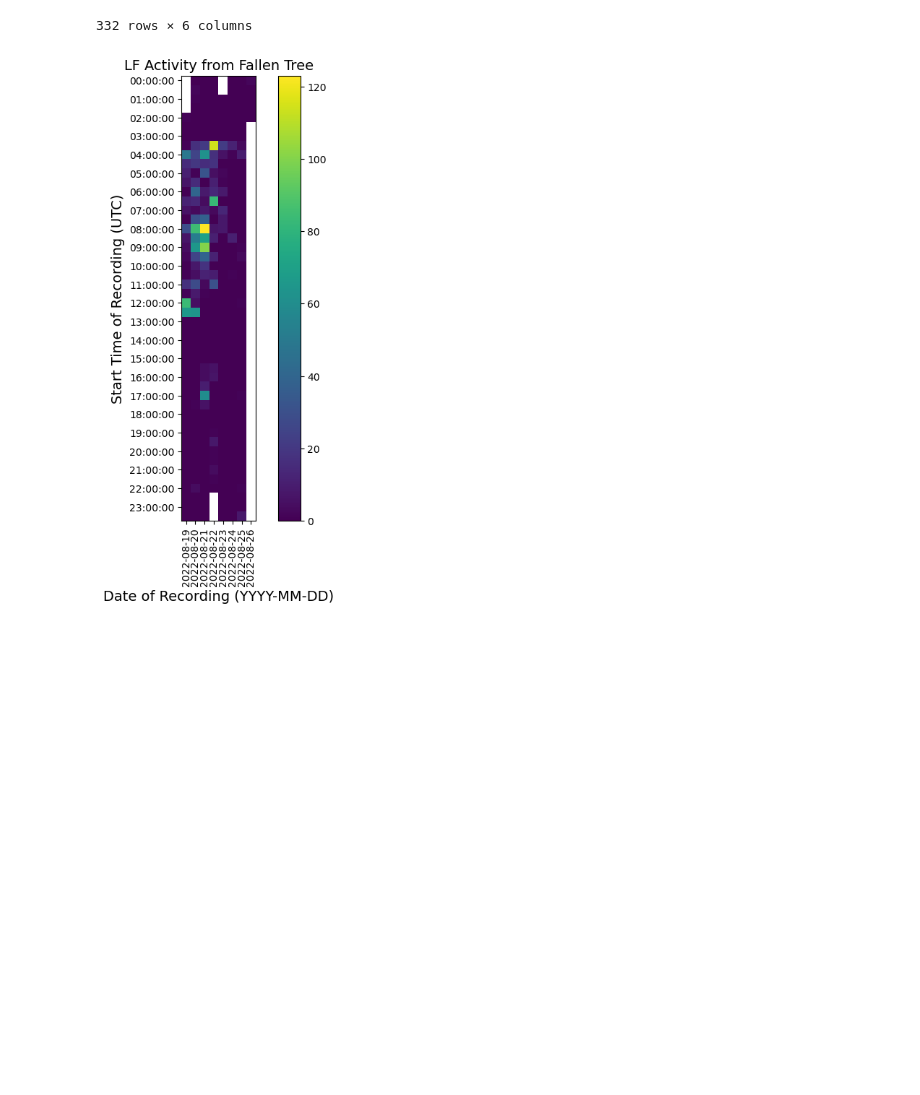
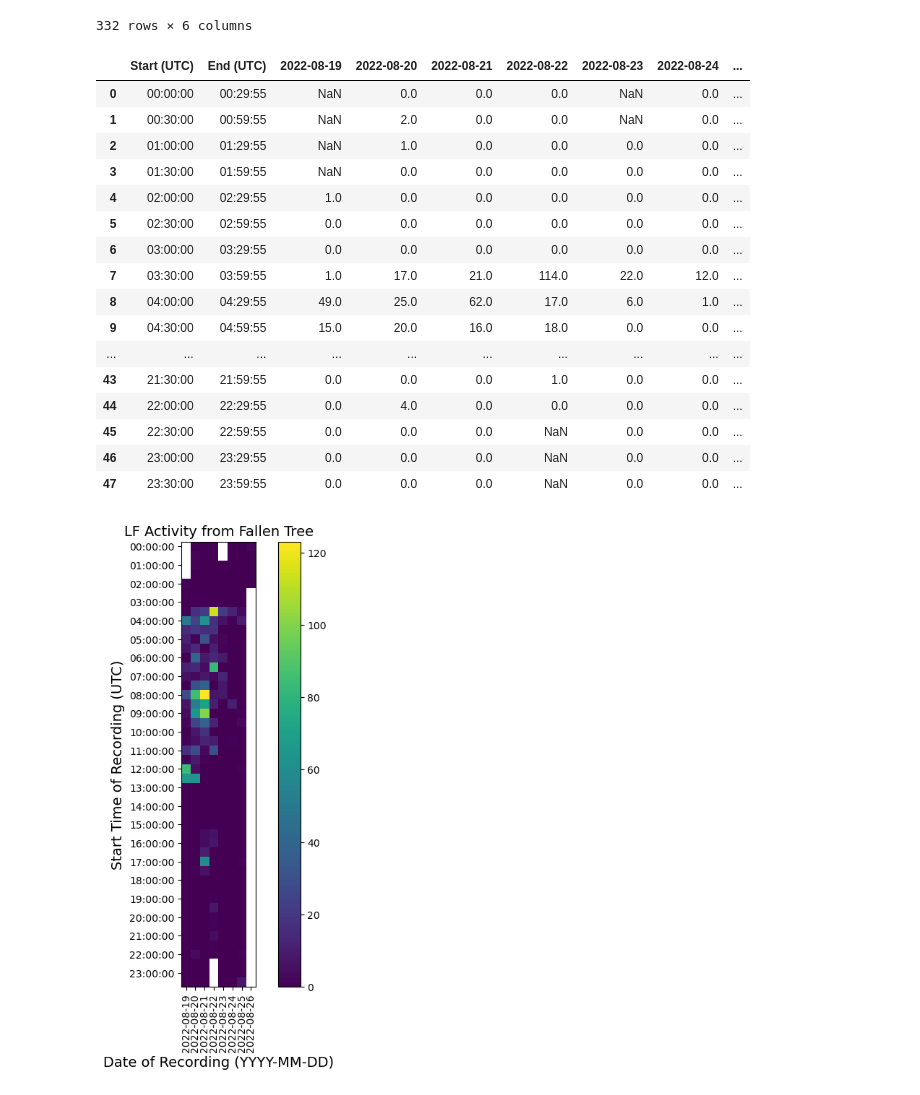
Before and after one commit to uw-echospace/ubna-field, a Jupyter notebook: notebooks/call_number_plotter.ipynb, the cells around one changed output. Saved outputs shown, nothing was run; the diff lists cells and outputs as text; code cells hidden in the pictures; blank space fills up the shorter version.

```diff
--- a/notebooks/call_number_plotter.ipynb
+++ b/notebooks/call_number_plotter.ipynb
@@ -81,6 +81,25 @@ df_all
 # %%
 lf_activity_df = summarize_call_detection.generate_dtype_matrix_from_df(df_all, 'LF')
 hf_activity_df = summarize_call_detection.generate_dtype_matrix_from_df(df_all, 'HF')
+lf_activity_df
+# %% [output]
+|  | Start (UTC) | End (UTC) | 2022-08-19 | 2022-08-20 | 2022-08-21 | 2022-08-22 | 2022-08-23 | 2022-08-24 | ... |
+| 0 | 00:00:00 | 00:29:55 | NaN | 0.0 | 0.0 | 0.0 | NaN | 0.0 | ... |
+| 1 | 00:30:00 | 00:59:55 | NaN | 2.0 | 0.0 | 0.0 | NaN | 0.0 | ... |
+| 2 | 01:00:00 | 01:29:55 | NaN | 1.0 | 0.0 | 0.0 | 0.0 | 0.0 | ... |
+| 3 | 01:30:00 | 01:59:55 | NaN | 0.0 | 0.0 | 0.0 | 0.0 | 0.0 | ... |
+| 4 | 02:00:00 | 02:29:55 | 1.0 | 0.0 | 0.0 | 0.0 | 0.0 | 0.0 | ... |
+| 5 | 02:30:00 | 02:59:55 | 0.0 | 0.0 | 0.0 | 0.0 | 0.0 | 0.0 | ... |
+| 6 | 03:00:00 | 03:29:55 | 0.0 | 0.0 | 0.0 | 0.0 | 0.0 | 0.0 | ... |
+| 7 | 03:30:00 | 03:59:55 | 1.0 | 17.0 | 21.0 | 114.0 | 22.0 | 12.0 | ... |
+| 8 | 04:00:00 | 04:29:55 | 49.0 | 25.0 | 62.0 | 17.0 | 6.0 | 1.0 | ... |
+| 9 | 04:30:00 | 04:59:55 | 15.0 | 20.0 | 16.0 | 18.0 | 0.0 | 0.0 | ... |
+| ... | ... | ... | ... | ... | ... | ... | ... | ... | ... |
+| 43 | 21:30:00 | 21:59:55 | 0.0 | 0.0 | 0.0 | 1.0 | 0.0 | 0.0 | ... |
+| 44 | 22:00:00 | 22:29:55 | 0.0 | 4.0 | 0.0 | 0.0 | 0.0 | 0.0 | ... |
+| 45 | 22:30:00 | 22:59:55 | 0.0 | 0.0 | 0.0 | NaN | 0.0 | 0.0 | ... |
+| 46 | 23:00:00 | 23:29:55 | 0.0 | 0.0 | 0.0 | NaN | 0.0 | 0.0 | ... |
+| 47 | 23:30:00 | 23:59:55 | 0.0 | 0.0 | 0.0 | NaN | 0.0 | 0.0 | ... |
 # %%
 summarize_call_detection.plot_matrix(lf_activity_df, site_name, 'LF')
 # %% [output]
```
Also changed, not shown: parts of 2 cells of this notebook, 1 other file.
